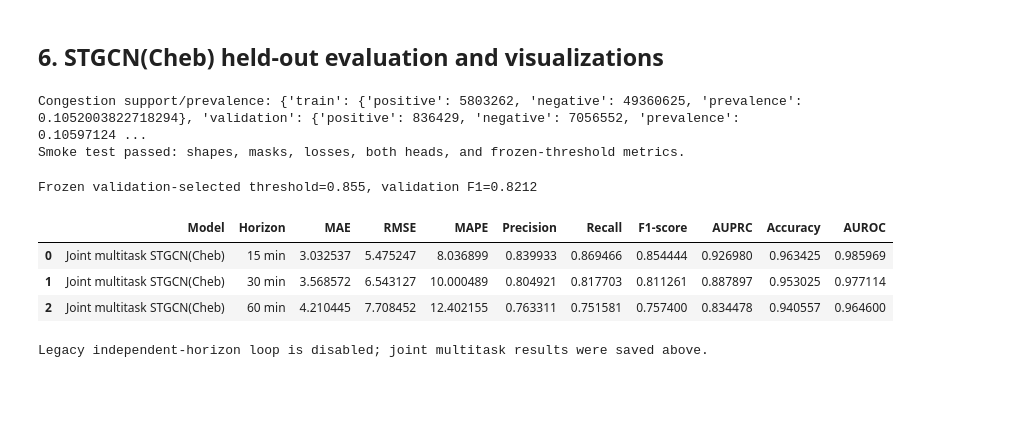
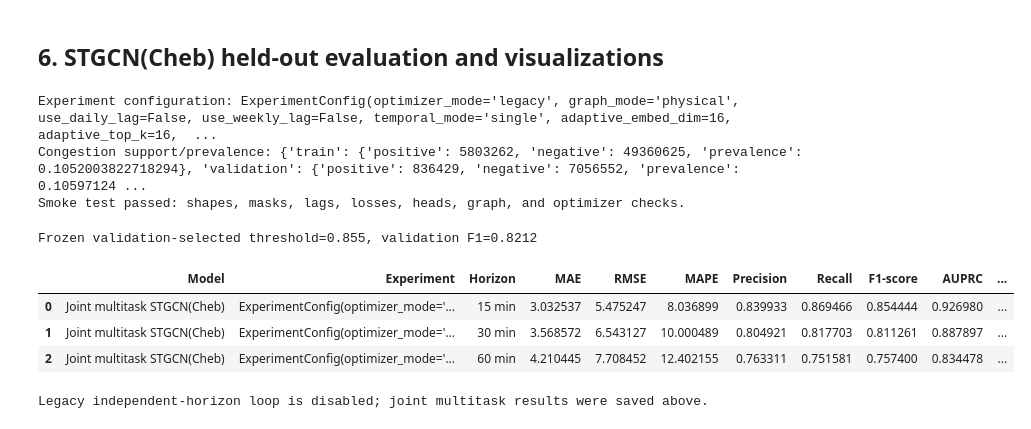
Before and after one commit to krxecs/traffic-prediction, a Jupyter notebook: stgcn_traffic_prediction.ipynb, the cells around one changed output. Cells and saved outputs as stored; diff of their text form; code cells hidden in the pictures; blank space fills up the shorter version.

Commit message:
feat: add ablatable STGCN research upgrades

```diff
--- a/stgcn_traffic_prediction.ipynb
+++ b/stgcn_traffic_prediction.ipynb
@@ -97,7 +115,23 @@ DAILY_OFFSET_STEPS = 288
 WEEKLY_OFFSET_STEPS = 7 * DAILY_OFFSET_STEPS
 PERIODIC_RADIUS = 6
 STGCN_BATCH_SIZE = 50
-MAX_EPOCHS = 50
+# A0 defaults. Toggle one group at a time for A1 through A4.
+OPTIMIZER_MODE = "legacy"  # legacy | adamw
+GRAPH_MODE = "physical"  # physical | adaptive
+USE_DAILY_LAG = False
+USE_WEEKLY_LAG = False
+TEMPORAL_MODE = "single"  # single | multiscale
+ADAPTIVE_EMBED_DIM = 16
+ADAPTIVE_TOP_K = 16
+PHYSICAL_GRAPH_ALPHA = 0.8
+ADAPTIVE_EDGE_DROPOUT = 0.05
+LEARNING_RATE = 3e-4
+WEIGHT_DECAY = 1e-4
+WARMUP_EPOCHS = 5
+MIN_LEARNING_RATE = 1e-5
+MAX_EPOCHS = 150
+EARLY_STOP_PATIENCE = 15
+MAX_GRAD_NORM = 2.0
 # Classification metrics treat an observed speed below this cutoff as the positive class.
 LOW_SPEED_THRESHOLD_MPH = 40.0
 LAMBDA_CLS = 1.0
@@ -107,7 +141,7 @@ PIN_MEMORY = DEVICE.type == "cuda"
 print(f"Selected device: {DEVICE}")
 print(f"DATA_DIR: {DATA_DIR}")
 print(
-    f"STGCN(PyG ChebConv): blocks=[[1, 32, 64], [64, 32, 128]], Ks=3, Kt=3, dropout={STGCN_DROPOUT}, RMSProp lr=0.001."
+    f"STGCN(PyG ChebConv): graph={GRAPH_MODE}, temporal={TEMPORAL_MODE}, optimizer={OPTIMIZER_MODE}, dropout={STGCN_DROPOUT}."
 )
 # %% [output]
 Selected device: cpu
@@ -610,6 +644,7 @@ if RUN_TRAINING:
 ## 6. STGCN(Cheb) held-out evaluation and visualizations
 # %%
 from multitask_stgcn import (
+    ExperimentConfig,
     MultiTaskSTGCN,
     class_support,
     evaluate_model,
@@ -625,6 +660,25 @@ try:
 except AttributeError:
     NUM_WORKERS = min(4, os.cpu_count() or 1)
 
+experiment_config = ExperimentConfig(
+    optimizer_mode=OPTIMIZER_MODE,
+    graph_mode=GRAPH_MODE,
+    use_daily_lag=USE_DAILY_LAG,
+    use_weekly_lag=USE_WEEKLY_LAG,
+    temporal_mode=TEMPORAL_MODE,
+    adaptive_embed_dim=ADAPTIVE_EMBED_DIM,
+    adaptive_top_k=ADAPTIVE_TOP_K,
+    physical_graph_alpha=PHYSICAL_GRAPH_ALPHA,
+    adaptive_edge_dropout=ADAPTIVE_EDGE_DROPOUT,
+    learning_rate=LEARNING_RATE,
+    weight_decay=WEIGHT_DECAY,
+    warmup_epochs=WARMUP_EPOCHS,
+    min_learning_rate=MIN_LEARNING_RATE,
+    max_epochs=MAX_EPOCHS,
+    early_stop_patience=EARLY_STOP_PATIENCE,
+    max_grad_norm=MAX_GRAD_NORM,
+)
+print("Experiment configuration:", experiment_config)
 loader_args = dict(
     normalized=normalized_speed,
     raw_mph=raw_speed,
@@ -667,6 +721,7 @@ probe_model = MultiTaskSTGCN(
     JOINT_HORIZON,
     time_features.shape[1],
     STGCN_DROPOUT,
+    experiment_config,
 ).to(DEVICE)
 smoke_test(
     probe_model,
@@ -677,6 +732,7 @@ smoke_test(
     LAMBDA_CLS,
     LOW_SPEED_THRESHOLD_MPH,
     JOINT_HORIZON,
+    optimizer_config=experiment_config,
 )
 del probe_model
 
@@ -690,7 +746,9 @@ joint_model, train_curve, val_curve = train_joint_stgcn(
     dropout=STGCN_DROPOUT,
     device=DEVICE,
     pin_memory=PIN_MEMORY,
-    epochs=MAX_EPOCHS,
+    experiment_config=experiment_config,
+    train_mean=train_mean,
+    train_std=train_std,
     lambda_cls=LAMBDA_CLS,
     threshold_mph=LOW_SPEED_THRESHOLD_MPH,
     pos_weight=pos_weight,
@@ -735,7 +793,12 @@ for horizon_index, horizon_name in EVALUATION_HORIZONS.items():
         validation_threshold,
     )
     records.append(
-        {"Model": "Joint multitask STGCN(Cheb)", "Horizon": horizon_name, **metric}
+        {
+            "Model": "Joint multitask STGCN(Cheb)",
+            "Experiment": str(experiment_config),
+            "Horizon": horizon_name,
+            **metric,
+        }
     )
 comparison = pd.DataFrame(records)
 display(comparison)
@@ -750,6 +813,8 @@ torch.save(
         "validation_threshold": validation_threshold,
         "mean": train_mean,
         "std": train_std,
+        "experiment_config": vars(experiment_config),
+        "training_metadata": joint_model.training_metadata,
     },
     RESULTS_DIR / "joint_multitask_stgcn_epoch50.pth",
 )
@@ -780,36 +845,37 @@ if False:
             "Model",
             "Horizon",
             "MAE",
             "RMSE",
             "MAPE",
             "F1-score",
             "ROC AUC",
             "Accuracy",
         ],
     )
     display(comparison)
     comparison.to_csv(RESULTS_DIR / "stgcn_model_comparison.csv", index=False)
     pred, target, mask, horizon = representative
     sensor = int(np.flatnonzero(mask[0])[0])
     plt.figure(figsize=(10, 4))
     plt.plot(target[:200, sensor] * train_std + train_mean, label="actual")
     plt.plot(pred[:200, sensor] * train_std + train_mean, label="predicted")
     plt.title(f"STGCN(Cheb) held-out prediction — {horizon * 5} min, sensor {sensor}")
     plt.xlabel("Test sample")
     plt.ylabel("Speed")
     plt.legend()
     plt.show()
     print(f"Saved {RESULTS_DIR / 'stgcn_model_comparison.csv'}")
 else:
     print(
         "Legacy independent-horizon loop is disabled; joint multitask results were saved above."
     )
 # %% [output]
+Experiment configuration: ExperimentConfig(optimizer_mode='legacy', graph_mode='physical', use_daily_lag=False, use_weekly_lag=False, temporal_mode='single', adaptive_embed_dim=16, adaptive_top_k=16,  ...
 Congestion support/prevalence: {'train': {'positive': 5803262, 'negative': 49360625, 'prevalence': 0.1052003822718294}, 'validation': {'positive': 836429, 'negative': 7056552, 'prevalence': 0.10597124 ...
-Smoke test passed: shapes, masks, losses, both heads, and frozen-threshold metrics.
+Smoke test passed: shapes, masks, lags, losses, heads, graph, and optimizer checks.
 Frozen validation-selected threshold=0.855, validation F1=0.8212
-|  | Model | Horizon | MAE | RMSE | MAPE | Precision | Recall | F1-score | AUPRC | Accuracy | AUROC |
-| 0 | Joint multitask STGCN(Cheb) | 15 min | 3.032537 | 5.475247 | 8.036899 | 0.839933 | 0.869466 | 0.854444 | 0.926980 | 0.963425 | 0.985969 |
-| 1 | Joint multitask STGCN(Cheb) | 30 min | 3.568572 | 6.543127 | 10.000489 | 0.804921 | 0.817703 | 0.811261 | 0.887897 | 0.953025 | 0.977114 |
-| 2 | Joint multitask STGCN(Cheb) | 60 min | 4.210445 | 7.708452 | 12.402155 | 0.763311 | 0.751581 | 0.757400 | 0.834478 | 0.940557 | 0.964600 |
+|  | Model | Experiment | Horizon | MAE | RMSE | MAPE | Precision | Recall | F1-score | AUPRC | ... |
+| 0 | Joint multitask STGCN(Cheb) | ExperimentConfig(optimizer_mode='... | 15 min | 3.032537 | 5.475247 | 8.036899 | 0.839933 | 0.869466 | 0.854444 | 0.926980 | ... |
+| 1 | Joint multitask STGCN(Cheb) | ExperimentConfig(optimizer_mode='... | 30 min | 3.568572 | 6.543127 | 10.000489 | 0.804921 | 0.817703 | 0.811261 | 0.887897 | ... |
+| 2 | Joint multitask STGCN(Cheb) | ExperimentConfig(optimizer_mode='... | 60 min | 4.210445 | 7.708452 | 12.402155 | 0.763311 | 0.751581 | 0.757400 | 0.834478 | ... |
 Legacy independent-horizon loop is disabled; joint multitask results were saved above.
```
Also changed, not shown: parts of 3 cells of this notebook, 4 other files.
